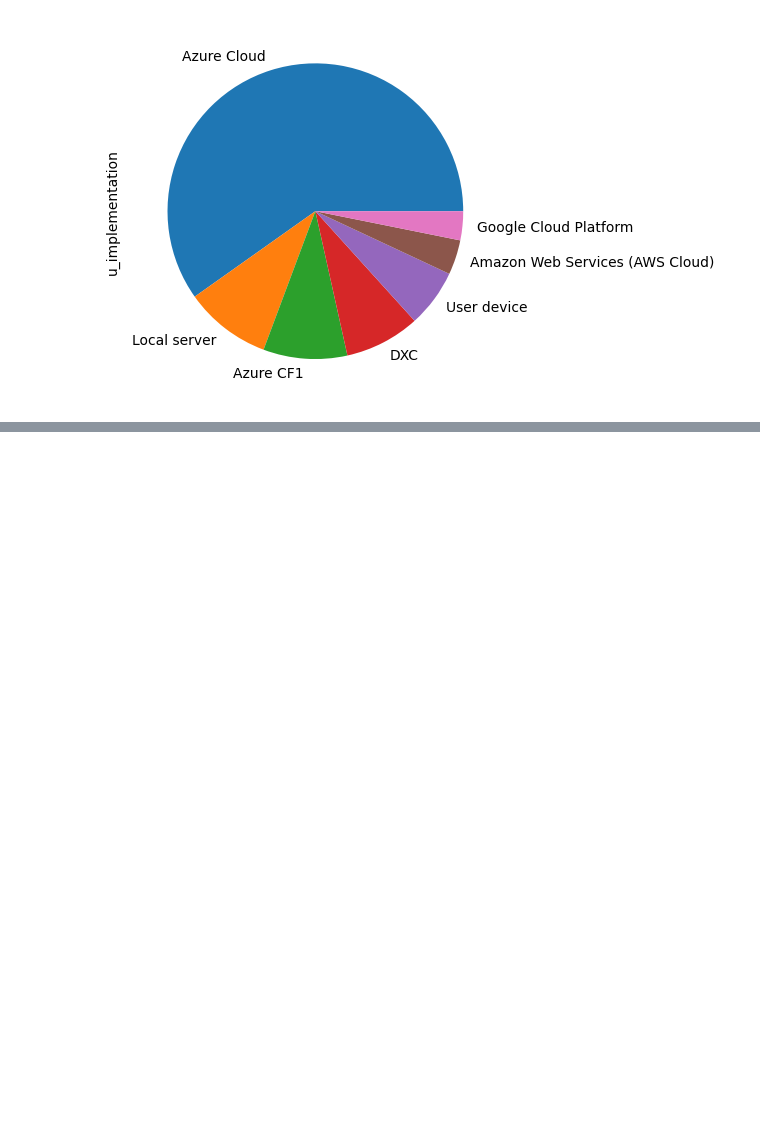
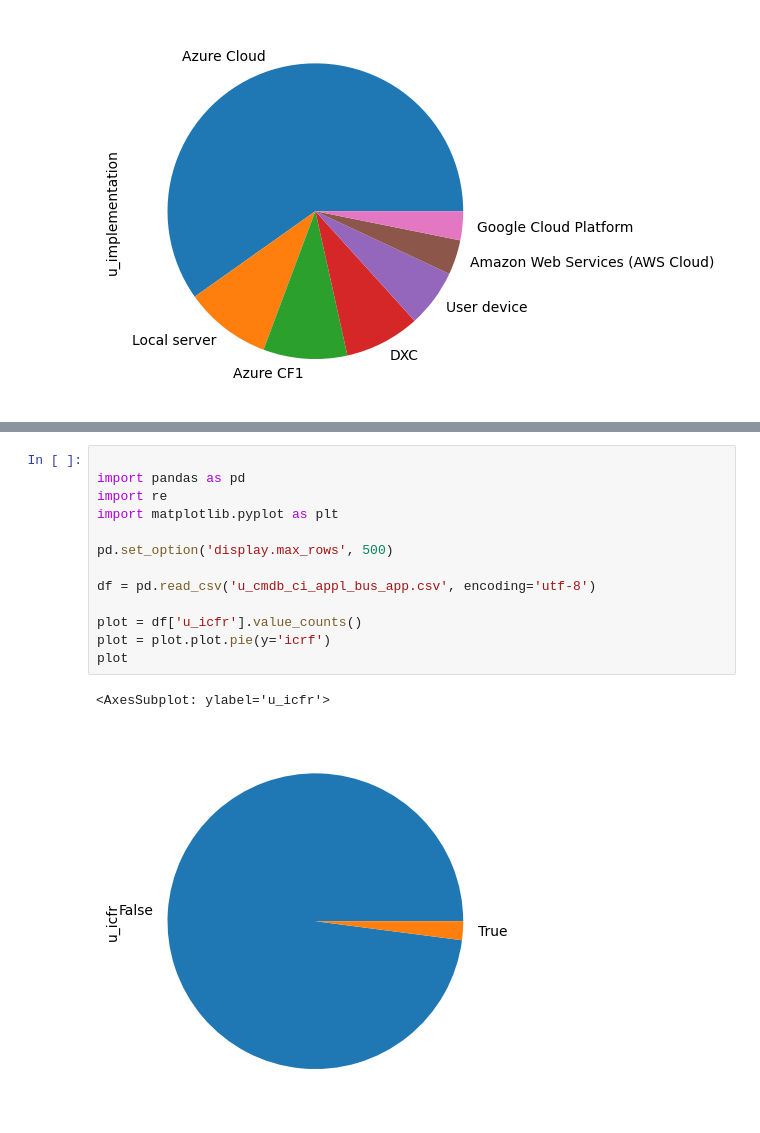
Before and after one commit to robertneijmeijer/kafka, a Jupyter notebook: data/data.ipynb, the cells around one changed output, grey strips where cells are left out. Saved outputs shown, nothing was run; the diff lists cells and outputs as text; blank space fills up the shorter version.

```diff
--- a/data/data.ipynb
+++ b/data/data.ipynb
@@ -25,0 +42,16 @@ plot
+# %%
+
+import pandas as pd
+import re
+import matplotlib.pyplot as plt
+
+pd.set_option('display.max_rows', 500)
+
+df = pd.read_csv('u_cmdb_ci_appl_bus_app.csv', encoding='utf-8')
+
+plot = df['u_icfr'].value_counts()
+plot = plot.plot.pie(y='icrf')
+plot
+# %% [output]
+<AxesSubplot: ylabel='u_icfr'>
+[figure, added]
```
Also changed, not shown: parts of 1 cell of this notebook, 1 other file.
